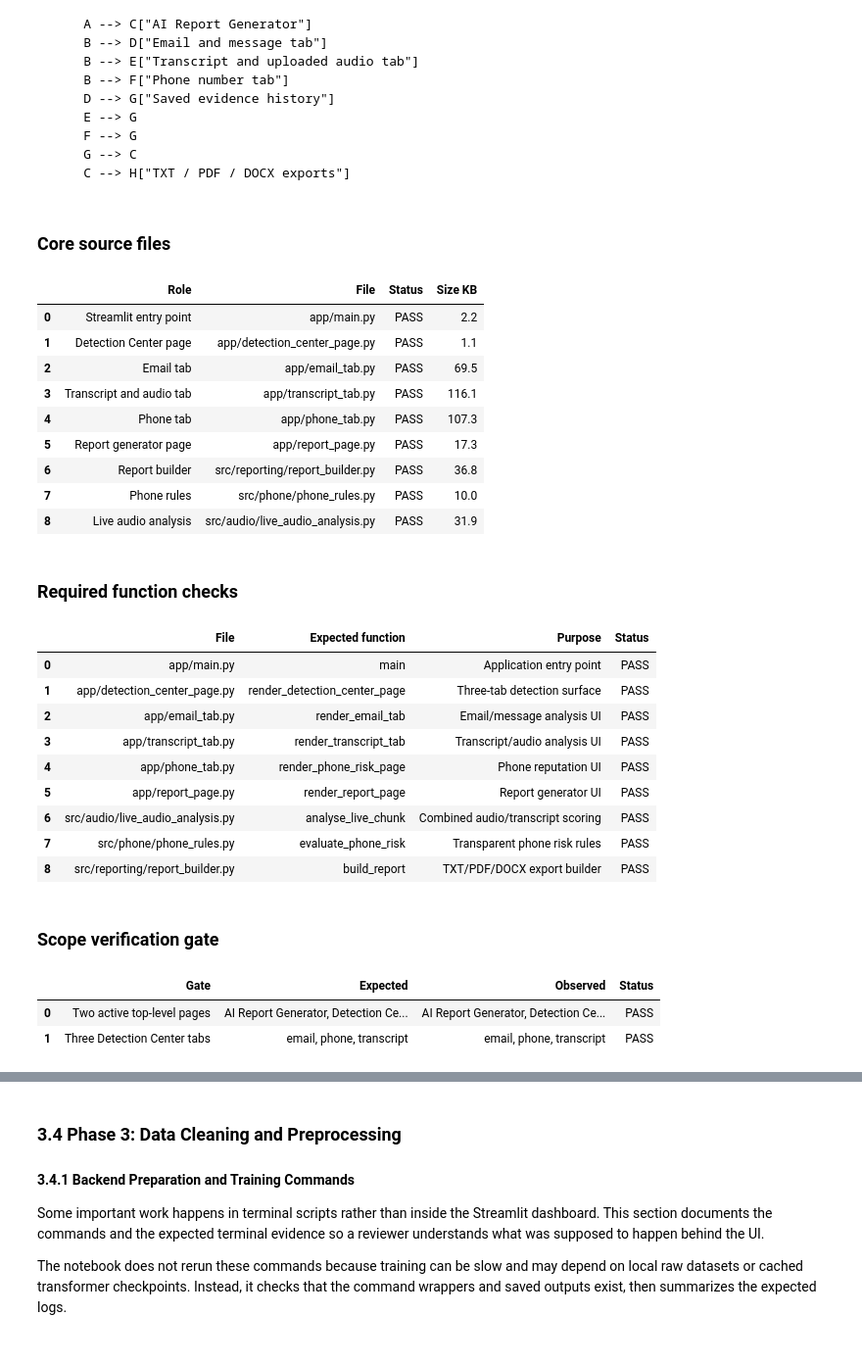
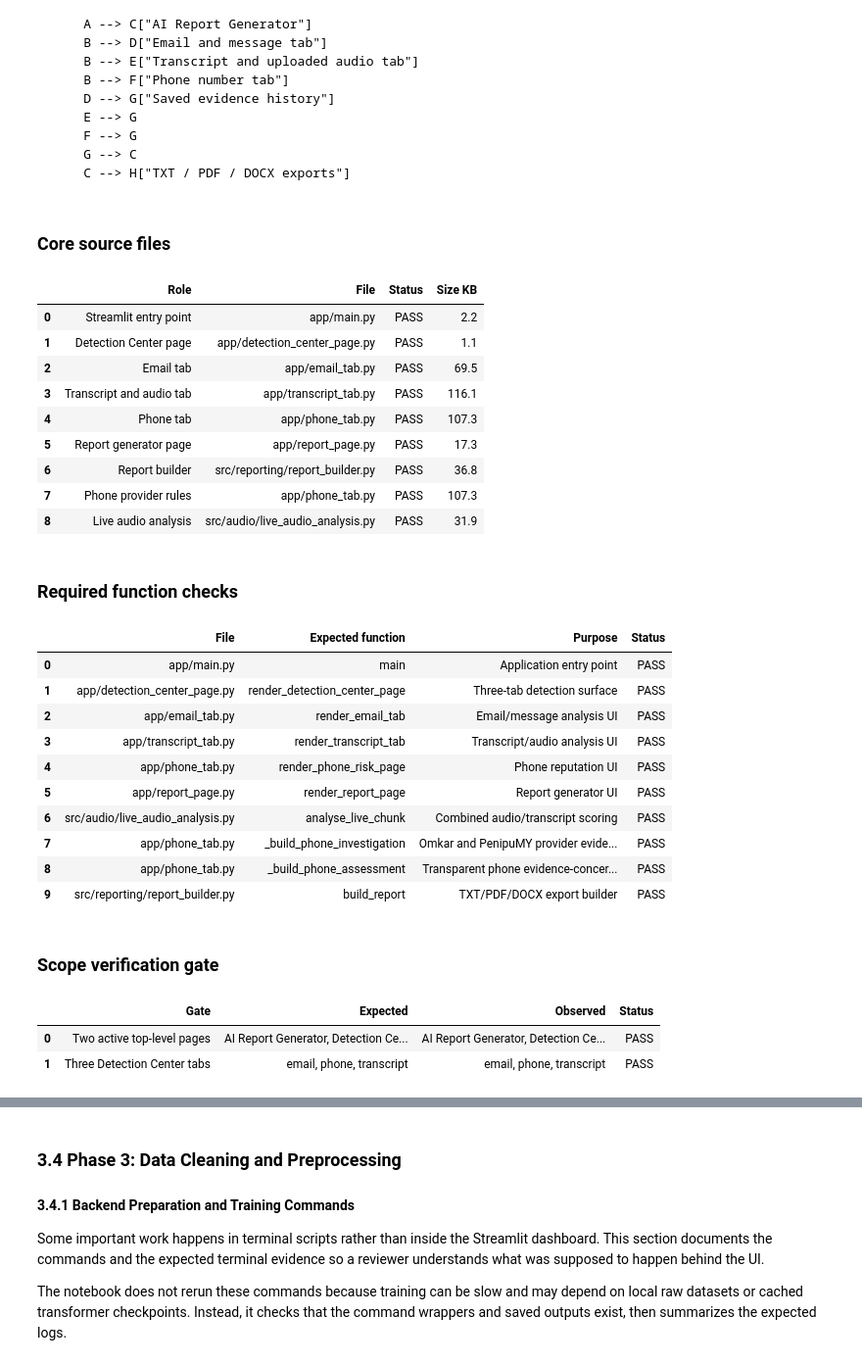
Before and after one commit to mikeshyway/ai-scam-detector, a Jupyter notebook: notebooks/00_final_prototype_evidence_notebook.ipynb, the cells around one changed output, grey strips where cells are left out. Shown at 98% size. Cells and saved outputs as stored; diff of their text form; code cells hidden in the pictures.

```diff
--- a/notebooks/00_final_prototype_evidence_notebook.ipynb
+++ b/notebooks/00_final_prototype_evidence_notebook.ipynb
@@ -132,7 +132,7 @@ core_paths = [
     ("Phone tab", "app/phone_tab.py"),
     ("Report generator page", "app/report_page.py"),
     ("Report builder", "src/reporting/report_builder.py"),
-    ("Phone rules", "src/phone/phone_rules.py"),
+    ("Phone provider rules", "app/phone_tab.py"),
     ("Live audio analysis", "src/audio/live_audio_analysis.py"),
 ]
 core_path_df = pd.DataFrame([
@@ -148,7 +148,8 @@ required_functions = [
     ("app/phone_tab.py", "render_phone_risk_page", "Phone reputation UI"),
     ("app/report_page.py", "render_report_page", "Report generator UI"),
     ("src/audio/live_audio_analysis.py", "analyse_live_chunk", "Combined audio/transcript scoring"),
-    ("src/phone/phone_rules.py", "evaluate_phone_risk", "Transparent phone risk rules"),
+    ("app/phone_tab.py", "_build_phone_investigation", "Omkar and PenipuMY provider evidence collection"),
+    ("app/phone_tab.py", "_build_phone_assessment", "Transparent phone evidence-concern scoring"),
     ("src/reporting/report_builder.py", "build_report", "TXT/PDF/DOCX export builder"),
 ]
 function_df = pd.DataFrame([
@@ -162,36 +163,37 @@ dashboard_gate_df = pd.DataFrame([
     {"Gate": "Two active top-level pages", "Expected": "AI Report Generator, Detection Center", "Observed": ", ".join(sorted(pages)), "Status": ready_label(set(pages) == {"Detection Center", "AI Report Generator"})},
     {"Gate": "Three Detection Center tabs", "Expected": "email, phone, transcript", "Observed": ", ".join(detection_tabs), "Status": ready_label(set(detection_tabs) == {"email", "transcript", "phone"})},
 ])
 
 display(Markdown("### Core source files"))
 display(core_path_df)
 display(Markdown("### Required function checks"))
 display(function_df)
 display(Markdown("### Scope verification gate"))
 display(dashboard_gate_df)
 # %% [output]
 ### Core source files
 |  | Role | File | Status | Size KB |
 | 0 | Streamlit entry point | app/main.py | PASS | 2.2 |
 | 1 | Detection Center page | app/detection_center_page.py | PASS | 1.1 |
 | 2 | Email tab | app/email_tab.py | PASS | 69.5 |
 | 3 | Transcript and audio tab | app/transcript_tab.py | PASS | 116.1 |
 | 4 | Phone tab | app/phone_tab.py | PASS | 107.3 |
 | 5 | Report generator page | app/report_page.py | PASS | 17.3 |
 | 6 | Report builder | src/reporting/report_builder.py | PASS | 36.8 |
-| 7 | Phone rules | src/phone/phone_rules.py | PASS | 10.0 |
+| 7 | Phone provider rules | app/phone_tab.py | PASS | 107.3 |
 | 8 | Live audio analysis | src/audio/live_audio_analysis.py | PASS | 31.9 |
 ### Required function checks
 |  | File | Expected function | Purpose | Status |
 | 0 | app/main.py | main | Application entry point | PASS |
 | 1 | app/detection_center_page.py | render_detection_center_page | Three-tab detection surface | PASS |
 | 2 | app/email_tab.py | render_email_tab | Email/message analysis UI | PASS |
 | 3 | app/transcript_tab.py | render_transcript_tab | Transcript/audio analysis UI | PASS |
 | 4 | app/phone_tab.py | render_phone_risk_page | Phone reputation UI | PASS |
 | 5 | app/report_page.py | render_report_page | Report generator UI | PASS |
 | 6 | src/audio/live_audio_analysis.py | analyse_live_chunk | Combined audio/transcript scoring | PASS |
-| 7 | src/phone/phone_rules.py | evaluate_phone_risk | Transparent phone risk rules | PASS |
-| 8 | src/reporting/report_builder.py | build_report | TXT/PDF/DOCX export builder | PASS |
+| 7 | app/phone_tab.py | _build_phone_investigation | Omkar and PenipuMY provider evide... | PASS |
+| 8 | app/phone_tab.py | _build_phone_assessment | Transparent phone evidence-concer... | PASS |
+| 9 | src/reporting/report_builder.py | build_report | TXT/PDF/DOCX export builder | PASS |
 ### Scope verification gate
 |  | Gate | Expected | Observed | Status |
 | 0 | Two active top-level pages | AI Report Generator, Detection Ce... | AI Report Generator, Detection Ce... | PASS |
```
Also changed, not shown: parts of 11 cells of this notebook.
